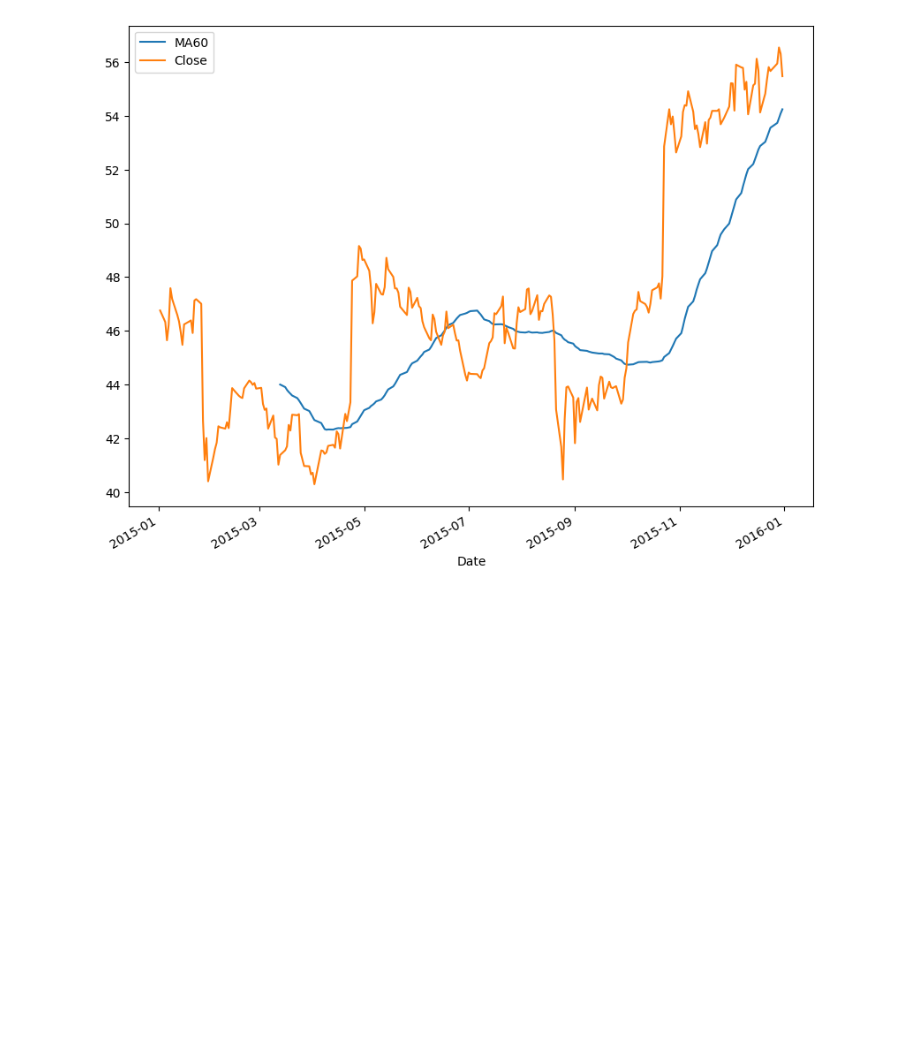
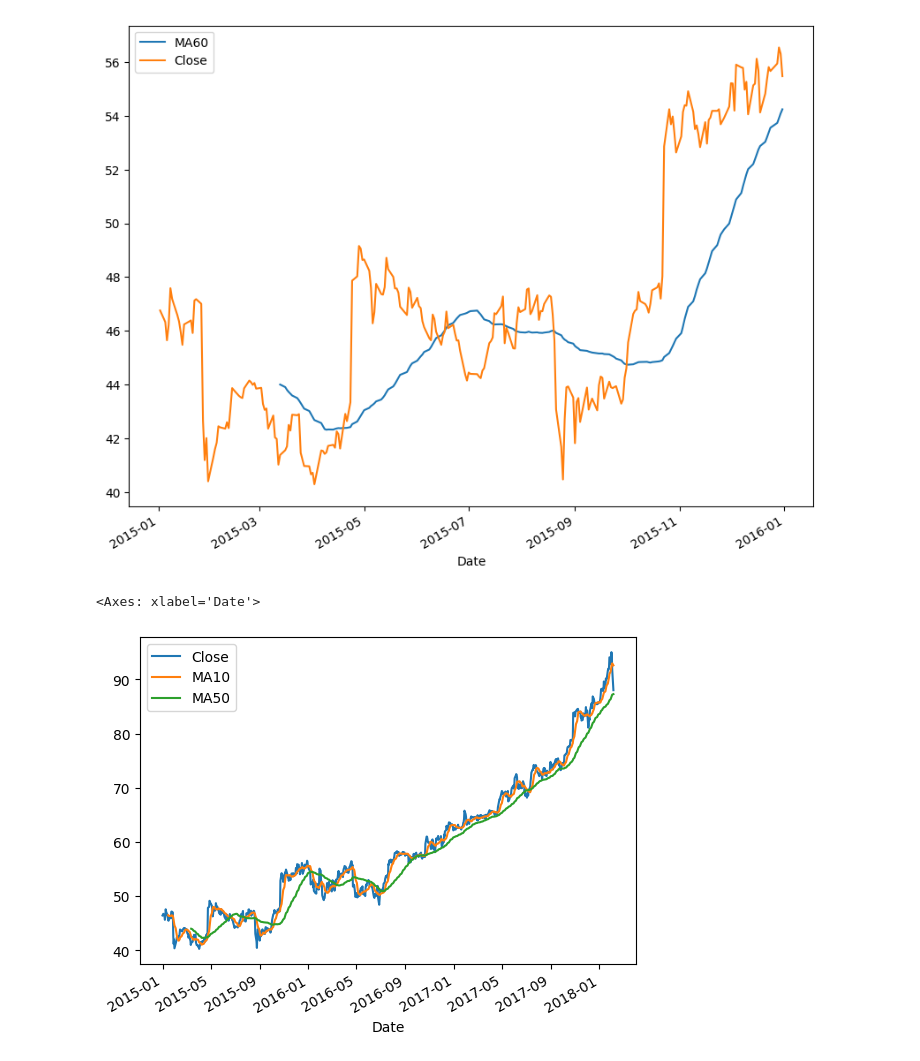
Before and after one commit to CheropS/Visualization-stock-prices, a Jupyter notebook: microsoft.ipynb, the cells around one changed output. Saved outputs shown, nothing was run; the diff lists cells and outputs as text; code cells hidden in the pictures; blank space fills up the shorter version.

```diff
--- a/microsoft.ipynb
+++ b/microsoft.ipynb
@@ -161,3 +161,15 @@ plt.legend()
 plt.show()
 # %% [output]
 [figure]
+# %%
+#creating fast and slow signals
+ms['MA10'] = ms['Close'].rolling(10).mean() #fast signal
+ms['MA50'] = ms['Close'].rolling(50).mean()
+# %%
+#Plot stock price with two moving averages
+ms['Close'].plot(legend=True)
+ms['MA10'].plot(legend=True) #fast signal
+ms['MA50'].plot(legend=True) #slow signal
+# %% [output]
+<Axes: xlabel='Date'>
+[figure, added]
```
Also changed, not shown: parts of 4 cells of this notebook.
